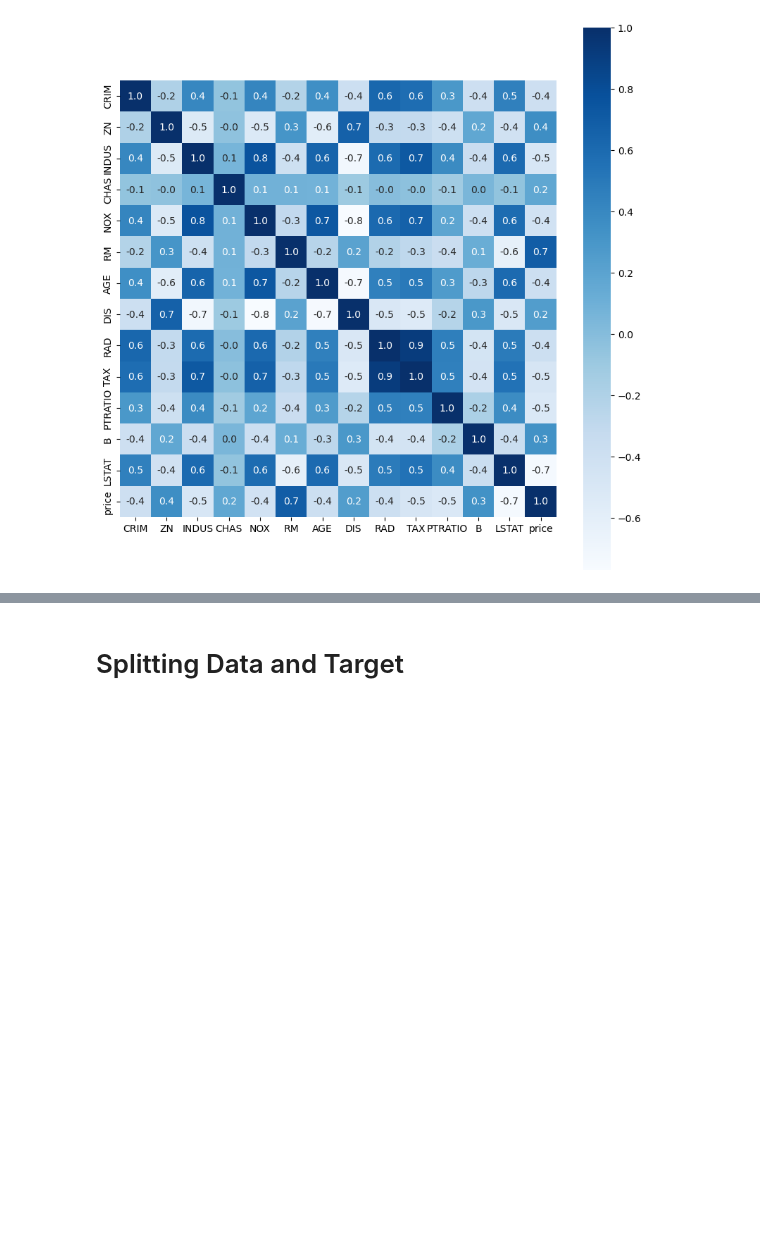
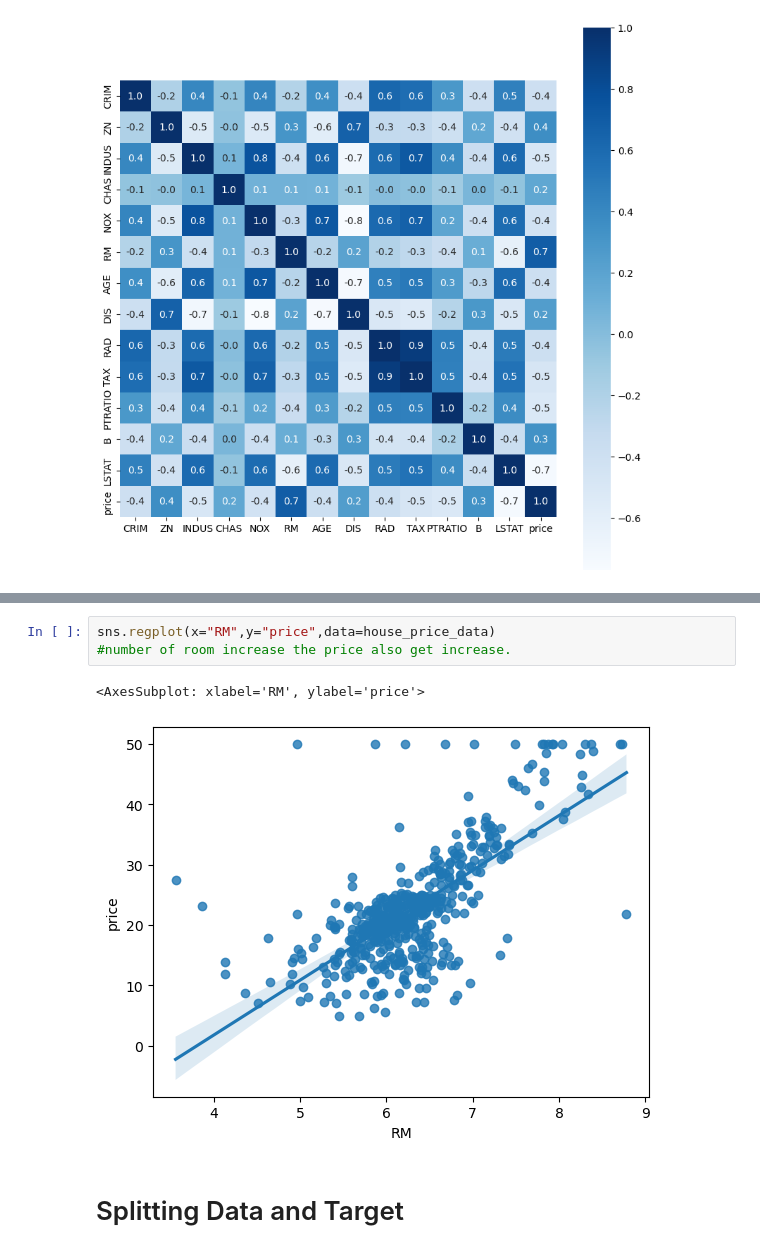
Before and after one commit to thanseefpp/House_price_prediction, a Jupyter notebook: House_Price_Prediction.ipynb, the cells around one changed output, grey strips where cells are left out. Cells and saved outputs as stored; diff of their text form; blank space fills up the shorter version.

```diff
--- a/House_Price_Prediction.ipynb
+++ b/House_Price_Prediction.ipynb
@@ -105,3 +119,9 @@ sns.heatmap(correlation,cbar=True,square=True,fmt='.1f',annot=True,annot_kws={"s
+# %%
+sns.regplot(x="RM",y="price",data=house_price_data)
+#number of room increase the price also get increase.
+# %% [output]
+<AxesSubplot: xlabel='RM', ylabel='price'>
+[figure, added]
 # %% [markdown]
 # Splitting Data and Target
 # %%
```
Also changed, not shown: parts of 43 cells of this notebook, 7 other files.
